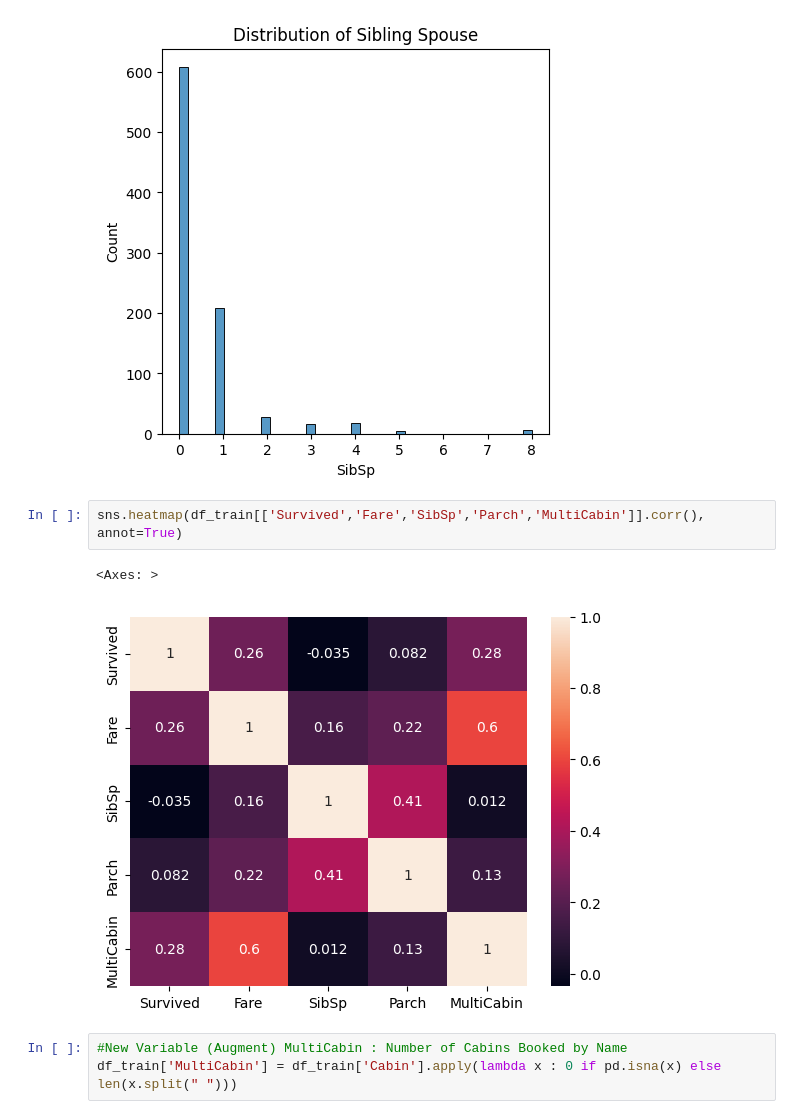
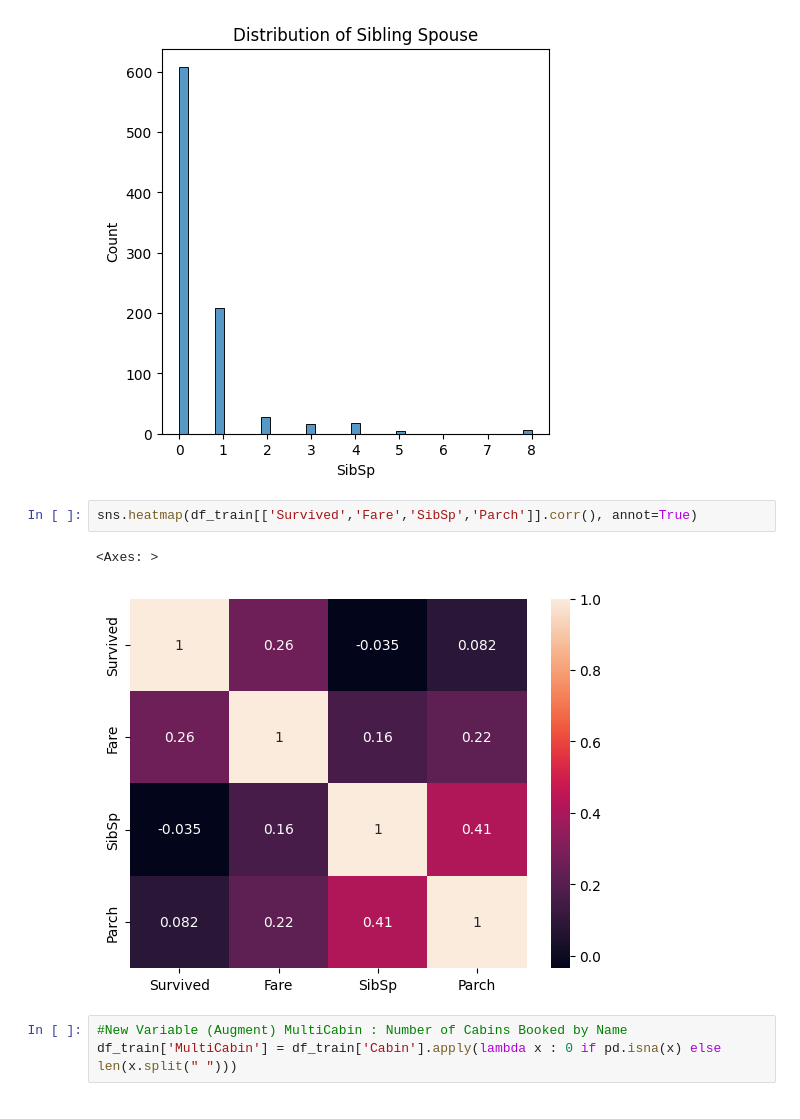
Before and after one commit to MarcusO17/kaggle-comps, a Jupyter notebook: main.ipynb, the cells around one changed output. Saved outputs shown, nothing was run; the diff lists cells and outputs as text.

```diff
--- a/main.ipynb
+++ b/main.ipynb
@@ -283,10 +278,10 @@ plt.show()
 # %% [output]
 [figure]
 # %%
-sns.heatmap(df_train[['Survived','Fare','SibSp','Parch','MultiCabin']].corr(), annot=True)
+sns.heatmap(df_train[['Survived','Fare','SibSp','Parch']].corr(), annot=True)
 # %% [output]
 <Axes: >
-[figure, old version]
+[figure, new version]
 # %%
 #New Variable (Augment) MultiCabin : Number of Cabins Booked by Name
 df_train['MultiCabin'] = df_train['Cabin'].apply(lambda x : 0 if pd.isna(x) else len(x.split(" ")))
```
Also changed, not shown: parts of 21 cells of this notebook.
